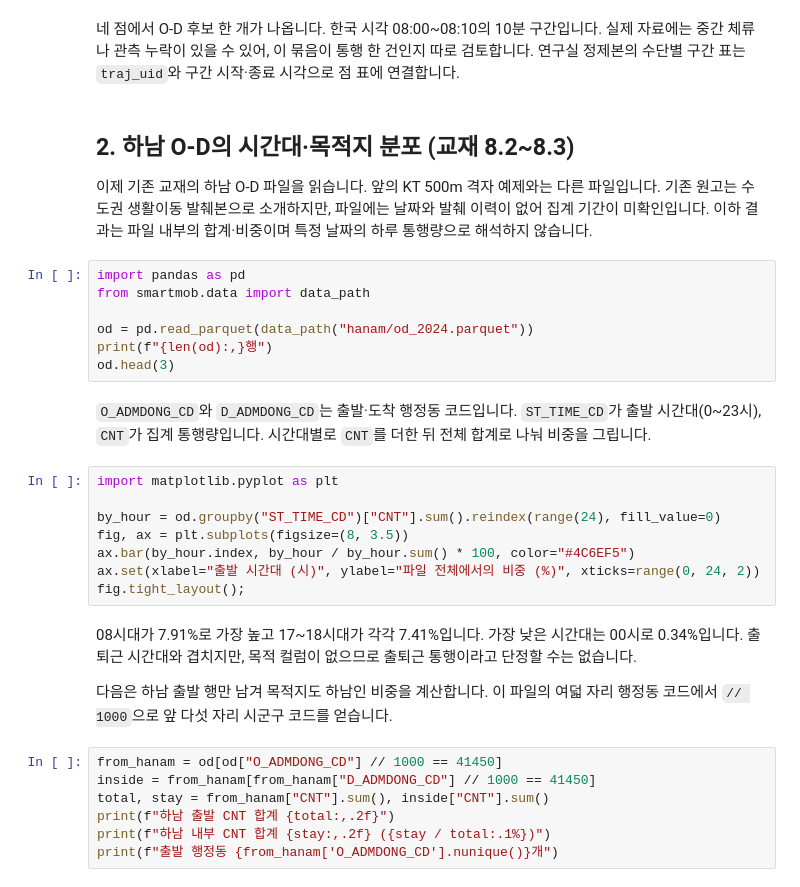
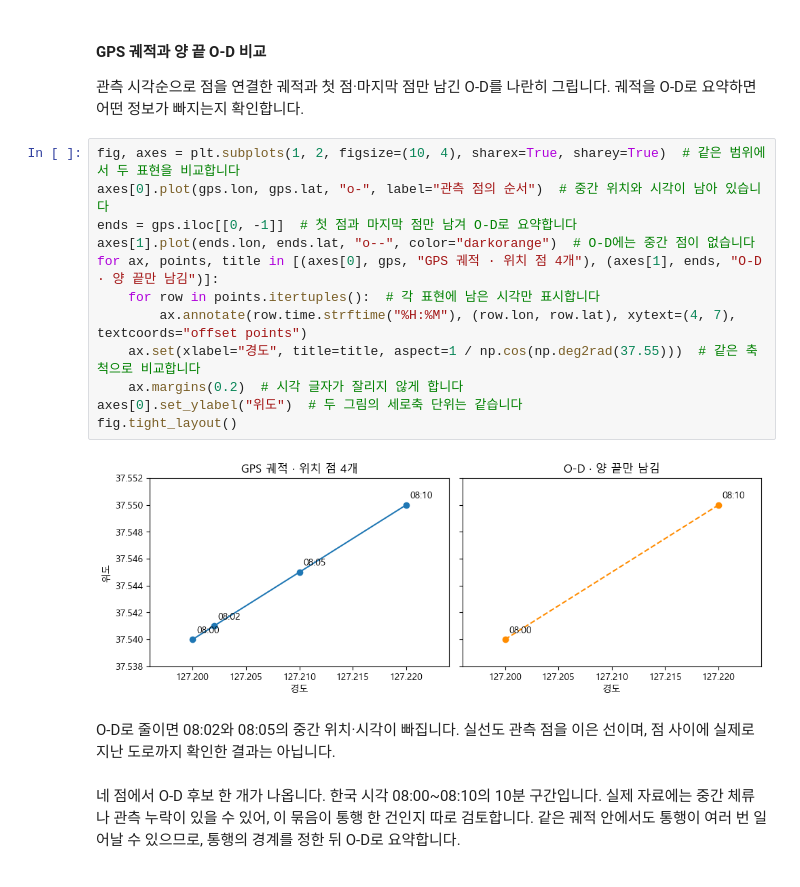
Before and after one commit to jihoyeo/mobility-simulation-book, a Jupyter notebook: labs/ch08_demand.ipynb, the cells around one changed output. Drawn from its saved outputs; the diff is of its cells as text.

```diff
--- a/labs/ch08_demand.ipynb
+++ b/labs/ch08_demand.ipynb
@@ -99,42 +274,25 @@ gps_od
+# %% [markdown]
+#### GPS 궤적과 양 끝 O-D 비교
+
+관측 시각순으로 점을 연결한 궤적과 첫 점·마지막 점만 남긴 O-D를 나란히 그립니다.
+궤적을 O-D로 요약하면 어떤 정보가 빠지는지 확인합니다.
+# %%
+fig, axes = plt.subplots(1, 2, figsize=(10, 4), sharex=True, sharey=True)  # 같은 범위에서 두 표현을 비교합니다
+axes[0].plot(gps.lon, gps.lat, "o-", label="관측 점의 순서")  # 중간 위치와 시각이 남아 있습니다
+ends = gps.iloc[[0, -1]]  # 첫 점과 마지막 점만 남겨 O-D로 요약합니다
+axes[1].plot(ends.lon, ends.lat, "o--", color="darkorange")  # O-D에는 중간 점이 없습니다
+for ax, points, title in [(axes[0], gps, "GPS 궤적 · 위치 점 4개"), (axes[1], ends, "O-D · 양 끝만 남김")]:
+    for row in points.itertuples():  # 각 표현에 남은 시각만 표시합니다
+        ax.annotate(row.time.strftime("%H:%M"), (row.lon, row.lat), xytext=(4, 7), textcoords="offset points")
+    ax.set(xlabel="경도", title=title, aspect=1 / np.cos(np.deg2rad(37.55)))  # 같은 축척으로 비교합니다
+    ax.margins(0.2)  # 시각 글자가 잘리지 않게 합니다
+axes[0].set_ylabel("위도")  # 두 그림의 세로축 단위는 같습니다
+fig.tight_layout()
+# %% [output]
+[figure, added]
+# %% [markdown]
+O-D로 줄이면 08:02와 08:05의 중간 위치·시각이 빠집니다. 실선도 관측 점을 이은 선이며, 점 사이에 실제로 지난 도로까지 확인한 결과는 아닙니다.
 # %% [markdown]
 네 점에서 O-D 후보 한 개가 나옵니다. 한국 시각 08:00~08:10의 10분 구간입니다.
 실제 자료에는 중간 체류나 관측 누락이 있을 수 있어, 이 묶음이 통행 한 건인지 따로 검토합니다.
-연구실 정제본의 수단별 구간 표는 `traj_uid`와 구간 시작·종료 시각으로 점 표에 연결합니다.
+같은 궤적 안에서도 통행이 여러 번 일어날 수 있으므로, 통행의 경계를 정한 뒤 O-D로 요약합니다.
-# %% [markdown]
-## 2. 하남 O-D의 시간대·목적지 분포 (교재 8.2~8.3)
-
-이제 기존 교재의 하남 O-D 파일을 읽습니다. 앞의 KT 500m 격자 예제와는 다른 파일입니다.
-기존 원고는 수도권 생활이동 발췌본으로 소개하지만, 파일에는 날짜와 발췌 이력이 없어 집계 기간이 미확인입니다.
-이하 결과는 파일 내부의 합계·비중이며 특정 날짜의 하루 통행량으로 해석하지 않습니다.
-# %%
-import pandas as pd
-from smartmob.data import data_path
-
-od = pd.read_parquet(data_path("hanam/od_2024.parquet"))
-print(f"{len(od):,}행")
-od.head(3)
-# %% [markdown]
-`O_ADMDONG_CD`와 `D_ADMDONG_CD`는 출발·도착 행정동 코드입니다.
-`ST_TIME_CD`가 출발 시간대(0~23시), `CNT`가 집계 통행량입니다.
-시간대별로 `CNT`를 더한 뒤 전체 합계로 나눠 비중을 그립니다.
-# %%
-import matplotlib.pyplot as plt
-
-by_hour = od.groupby("ST_TIME_CD")["CNT"].sum().reindex(range(24), fill_value=0)
-fig, ax = plt.subplots(figsize=(8, 3.5))
-ax.bar(by_hour.index, by_hour / by_hour.sum() * 100, color="#4C6EF5")
-ax.set(xlabel="출발 시간대 (시)", ylabel="파일 전체에서의 비중 (%)", xticks=range(0, 24, 2))
-fig.tight_layout();
-# %% [markdown]
-08시대가 7.91%로 가장 높고 17~18시대가 각각 7.41%입니다. 가장 낮은 시간대는 00시로 0.34%입니다.
-출퇴근 시간대와 겹치지만, 목적 컬럼이 없으므로 출퇴근 통행이라고 단정할 수는 없습니다.
-
-다음은 하남 출발 행만 남겨 목적지도 하남인 비중을 계산합니다.
-이 파일의 여덟 자리 행정동 코드에서 `// 1000`으로 앞 다섯 자리 시군구 코드를 얻습니다.
-# %%
-from_hanam = od[od["O_ADMDONG_CD"] // 1000 == 41450]
-inside = from_hanam[from_hanam["D_ADMDONG_CD"] // 1000 == 41450]
-total, stay = from_hanam["CNT"].sum(), inside["CNT"].sum()
-print(f"하남 출발 CNT 합계 {total:,.2f}")
-print(f"하남 내부 CNT 합계 {stay:,.2f} ({stay / total:.1%})")
-print(f"출발 행정동 {from_hanam['O_ADMDONG_CD'].nunique()}개")
```
Also changed, not shown: parts of 127 cells of this notebook, 14 other files.
